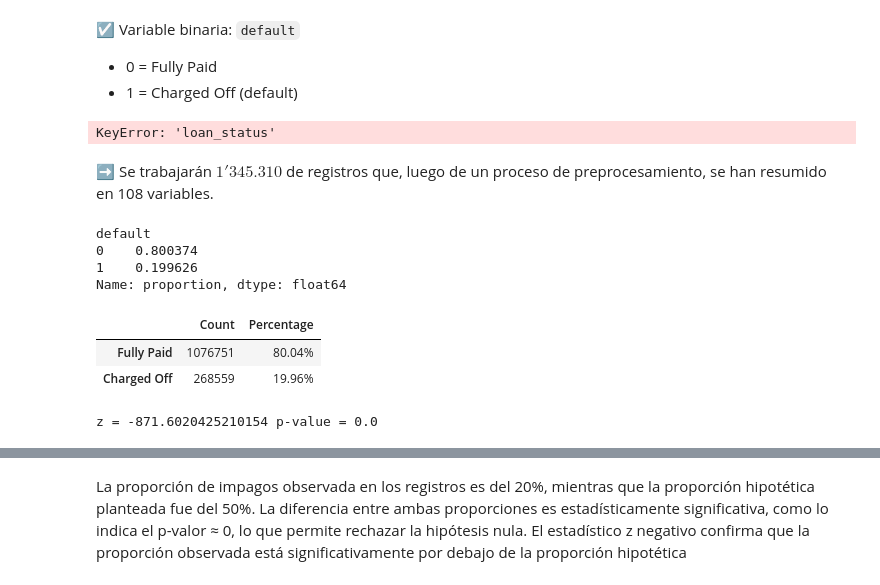
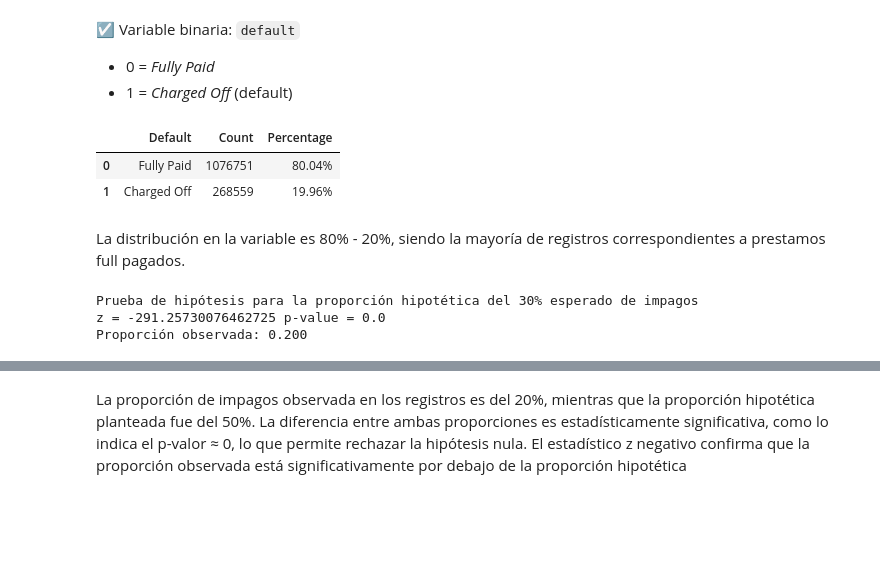
Before and after one commit to Darally06/MINI_PRY_1, a Jupyter notebook: EDA.ipynb, the cells around one changed output, grey strips where cells are left out. Cells and saved outputs as stored; diff of their text form; code cells hidden in the pictures; blank space fills up the shorter version.

```diff
--- a/EDA.ipynb
+++ b/EDA.ipynb
@@ -33,0 +26,7 @@ Cantidad de variables por tipo de dato:
+# %%
+df.drop(columns =['total_pymnt', 'total_rec_prncp', 'total_rec_int', 'total_rec_late_fee',
+                  'recoveries', 'last_pymnt_amnt', 'last_fico_range_mean',
+                  'payment_effiency', 'has_payment_plan', 'had_hardship', 'out_prncp',
+                  'tax_liens', 'all_util', 'open_rv_12m', 'open_act_il', 'max_bal_bc', 'total_bal_il',
+                  'acc_open_past_24mths'
+                  ], inplace=True)
@@ -33,0 +93,5 @@ Cantidad de variables por tipo de dato:
+# %%
+# Combinar todos los subdiccionarios en uno solo
+rename_map = {k: v for group in variable_dict.values() for k, v in group.items()}
+# Renombrar columnas
+df.rename(columns=rename_map, inplace=True)
@@ -36,38 +125,25 @@ Cantidad de variables por tipo de dato:
 # %% [markdown]
 ☑️ Variable binaria: ``default``
 
-*   0 = Fully Paid
-*   1 = Charged Off (default)
+*   0 = _Fully Paid_
+*   1 = _Charged Off_ (default)
-# %%
-# Variable objetivo
-# Generar la variable default basada en la columna loan_status:
-
-df = df[df['loan_status'].isin(['Charged Off', 'Fully Paid'])].copy()
-df['default'] = df['loan_status'].apply(lambda x: 1 if x == 'Charged Off' else 0)
-df.drop(columns=['loan_status'], inplace=True)
-df.shape
-# %% [output]
-KeyError: 'loan_status'
-# %% [markdown]
-➡️  Se trabajarán $1'345.310$ de registros que, luego de un proceso de preprocesamiento, se han resumido en 108 variables.
-# %%
-df['default'].value_counts(normalize=True)
-# %% [output]
-default
-0    0.800374
-1    0.199626
-Name: proportion, dtype: float64
+# %%
+# Variables de interés
+target = df['default']
 # %%
-# Distribución de la variable objetivo
-df['default'].value_counts(normalize=True)
-
-table = pd.DataFrame(df['default'].value_counts())
-table.index = ['Fully Paid', 'Charged Off']
-table.columns = ['Count']
-table['Percentage'] = round(table['Count'] / table['Count'].sum() * 100,2)
-table['Percentage'] = table['Percentage'].astype(str) + '%'
+# Calcular conteo absoluto y porcentual
+abs_counts = target.value_counts()
+pct_counts = target.value_counts(normalize=True) * 100
+# Combinar en una sola tabla
+table = pd.DataFrame({
+    'Default': abs_counts.index.map({0: 'Fully Paid', 1: 'Charged Off'}),
+    'Count': abs_counts.values,
+    'Percentage': pct_counts.values
+})
+# Formatear porcentaje como string con símbolo %
+table['Percentage'] = table['Percentage'].round(2).astype(str) + '%'
 table
 # %% [output]
-|  | Count | Percentage |
-| Fully Paid | 1076751 | 80.04% |
-| Charged Off | 268559 | 19.96% |
+|  | Default | Count | Percentage |
+| 0 | Fully Paid | 1076751 | 80.04% |
+| 1 | Charged Off | 268559 | 19.96% |
@@ -101,11 +180,20 @@ fig.show()
+# %% [markdown]
+La distribución en la variable es 80% - 20%, siendo la mayoría de registros correspondientes a prestamos full pagados.
 # %%
+# Prueba de proporción
 from statsmodels.stats.proportion import proportions_ztest
 
 count = df['default'].sum()        # número de impagos
 nobs = df.shape[0]                 # total de observaciones
-value = 0.5                        # proporción hipotética
+value = 0.3                       # proporción hipotética
 
 stat, pval = proportions_ztest(count, nobs, value)
+print("Prueba de hipótesis para la proporción hipotética del 30% esperado de impagos ")
 print("z =", stat, "p-value =", pval)
+
+real_prop = count / nobs
+print(f"Proporción observada: {real_prop:.3f}")
 # %% [output]
-z = -871.6020425210154 p-value = 0.0
+Prueba de hipótesis para la proporción hipotética del 30% esperado de impagos
+z = -291.25730076462725 p-value = 0.0
+Proporción observada: 0.200
```
Also changed, not shown: parts of 51 cells of this notebook, 55 other files.
